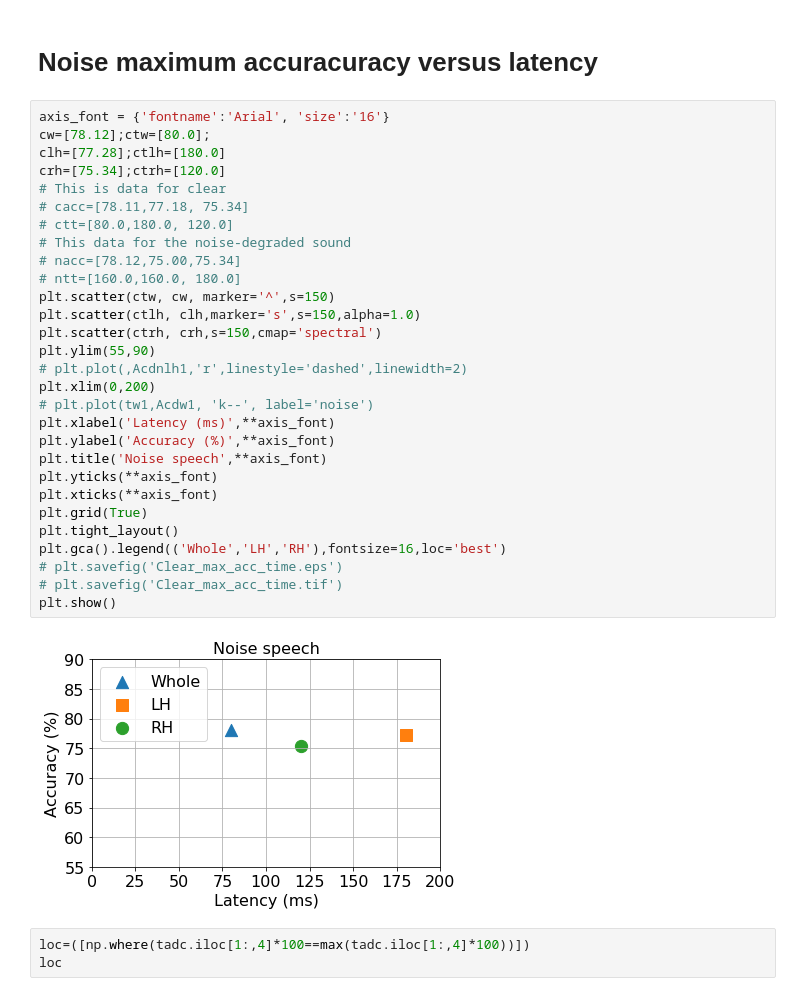
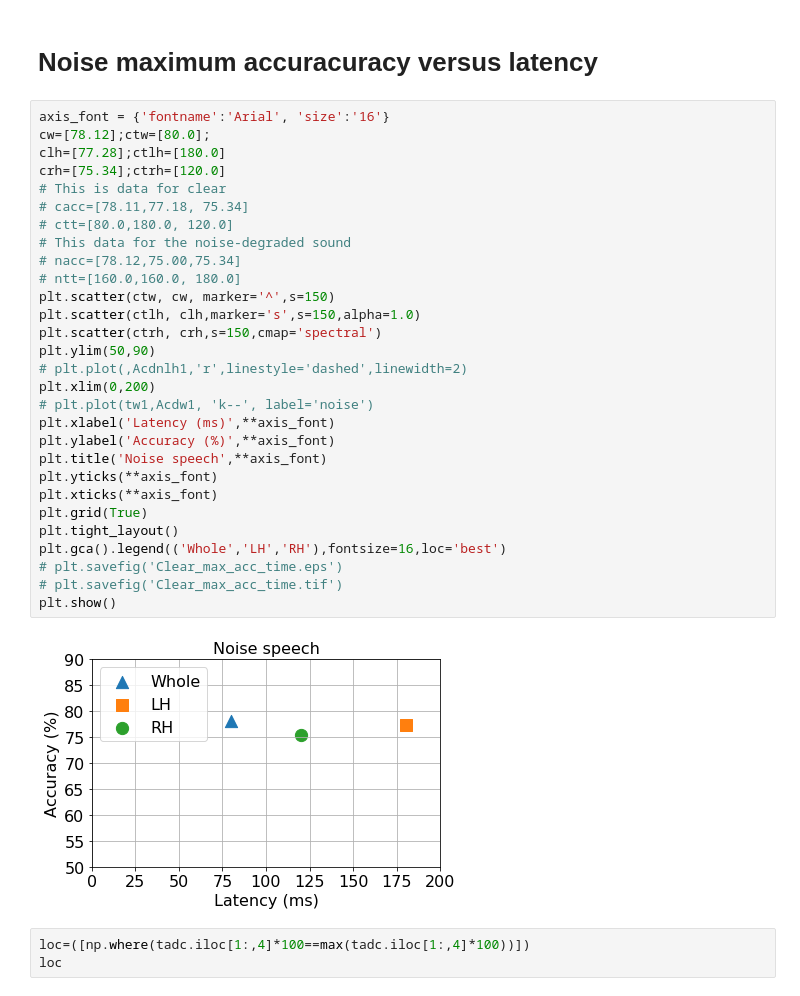
Before and after one commit to msultanmahmud/EEG_Analysis, a Jupyter notebook: Baseline_correction/Source_Baseline_SVM_Summary_Results_visualiz_All_final_clear_noise_v1.ipynb, the cells around one changed output. Cells and saved outputs as stored; diff of their text form.

```diff
--- a/Baseline_correction/Source_Baseline_SVM_Summary_Results_visualiz_All_final_clear_noise_v1.ipynb
+++ b/Baseline_correction/Source_Baseline_SVM_Summary_Results_visualiz_All_final_clear_noise_v1.ipynb
@@ -151,34 +151,34 @@ plt.show()
 # %%
 axis_font = {'fontname':'Arial', 'size':'16'}
 cw=[78.12];ctw=[80.0];
 clh=[77.28];ctlh=[180.0]
 crh=[75.34];ctrh=[120.0]
 # This is data for clear
 # cacc=[78.11,77.18, 75.34]
 # ctt=[80.0,180.0, 120.0]
 # This data for the noise-degraded sound
 # nacc=[78.12,75.00,75.34]
 # ntt=[160.0,160.0, 180.0]
 plt.scatter(ctw, cw, marker='^',s=150)
 plt.scatter(ctlh, clh,marker='s',s=150,alpha=1.0)
 plt.scatter(ctrh, crh,s=150,cmap='spectral')
-plt.ylim(55,90)
+plt.ylim(50,90)
 # plt.plot(,Acdnlh1,'r',linestyle='dashed',linewidth=2)
 plt.xlim(0,200)
 # plt.plot(tw1,Acdw1, 'k--', label='noise')
 plt.xlabel('Latency (ms)',**axis_font)
 plt.ylabel('Accuracy (%)',**axis_font)
 plt.title('Noise speech',**axis_font)
 plt.yticks(**axis_font)
 plt.xticks(**axis_font)
 plt.grid(True)
 plt.tight_layout()
 plt.gca().legend(('Whole','LH','RH'),fontsize=16,loc='best')
 # plt.savefig('Clear_max_acc_time.eps')
 # plt.savefig('Clear_max_acc_time.tif')
 plt.show()
 # %% [output]
-[figure, old version]
+[figure, new version]
 # %%
 loc=([np.where(tadc.iloc[1:,4]*100==max(tadc.iloc[1:,4]*100))])
 loc
```
Also changed, not shown: parts of 7 cells of this notebook, 22 other files.
